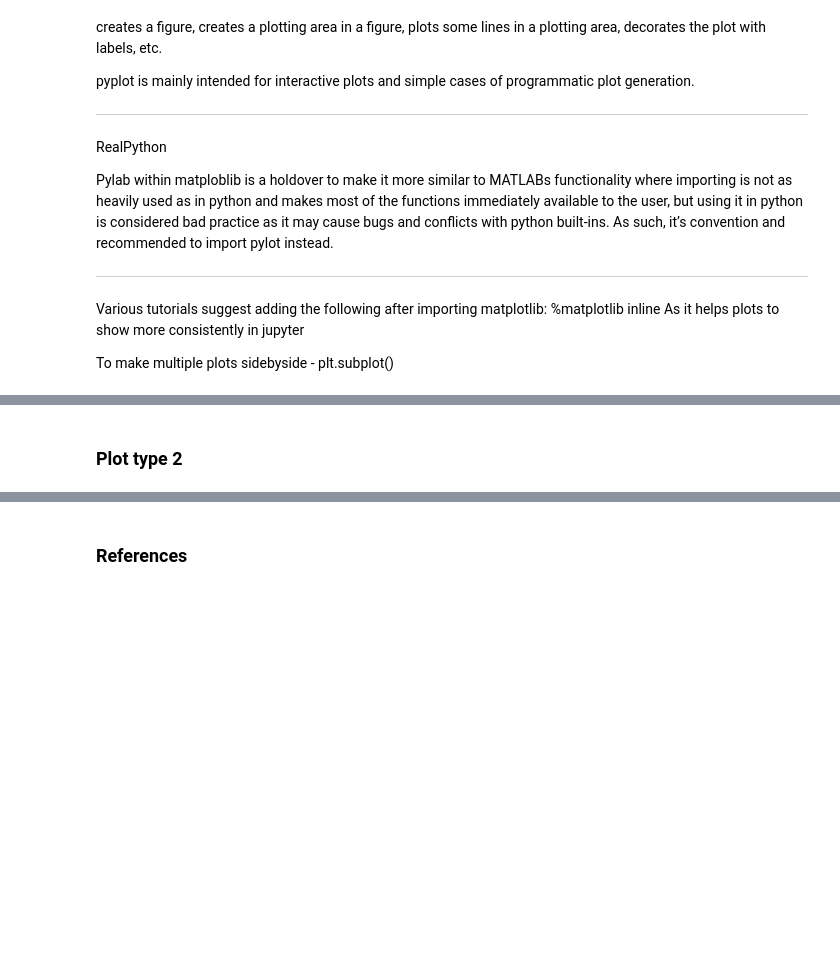
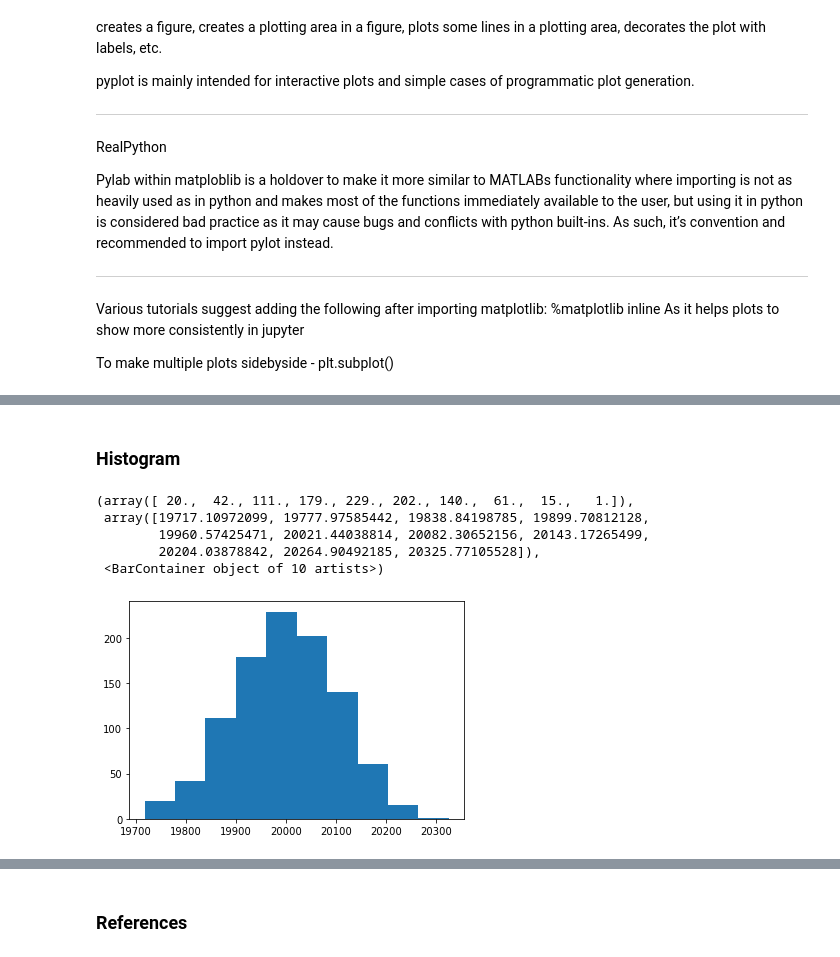
Before and after one commit to andrewjscott/Fundamentals-of-Data-Analysis-Assignment, a Jupyter notebook: pyplot.ipynb, the cells around one changed output, grey strips where cells are left out. Drawn from its saved outputs; the diff is of its cells as text; code cells hidden in the pictures; blank space fills up the shorter version.

```diff
--- a/pyplot.ipynb
+++ b/pyplot.ipynb
@@ -81,2 +135,2 @@ To make multiple plots sidebyside - plt.subplot()
 # %% [markdown]
-### Plot type 2
+### Histogram
@@ -82,0 +141,16 @@ To make multiple plots sidebyside - plt.subplot()
+# %%
+# Defining the mean and standard deviation that will be used by the rng
+mu, sigma = 20000, 100
+
+# Using numpy random to generate 1000 instances of normally distributed data
+random = np.random.default_rng().normal(mu, sigma, 1000)
+# %%
+# Plotting the randomly generated data to view the distribution
+plt.hist(random)
+# %% [output]
+(array([ 20.,  42., 111., 179., 229., 202., 140.,  61.,  15.,   1.]),
+ array([19717.10972099, 19777.97585442, 19838.84198785, 19899.70812128,
+        19960.57425471, 20021.44038814, 20082.30652156, 20143.17265499,
+        20204.03878842, 20264.90492185, 20325.77105528]),
+ <BarContainer object of 10 artists>)
+[figure, added]
```
Also changed, not shown: parts of 14 cells of this notebook, 1 other file.
